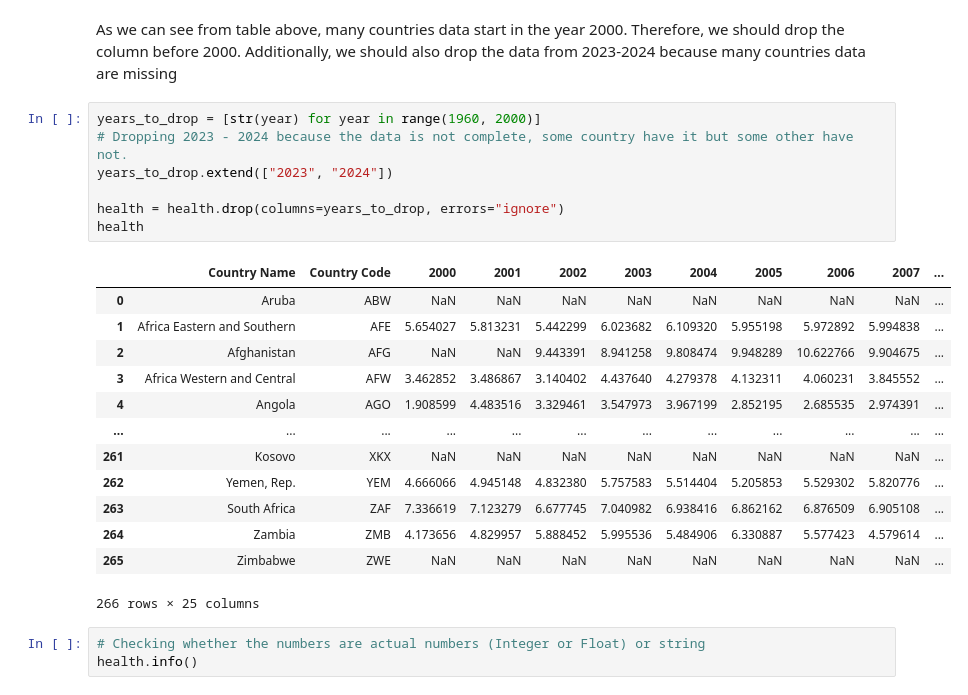
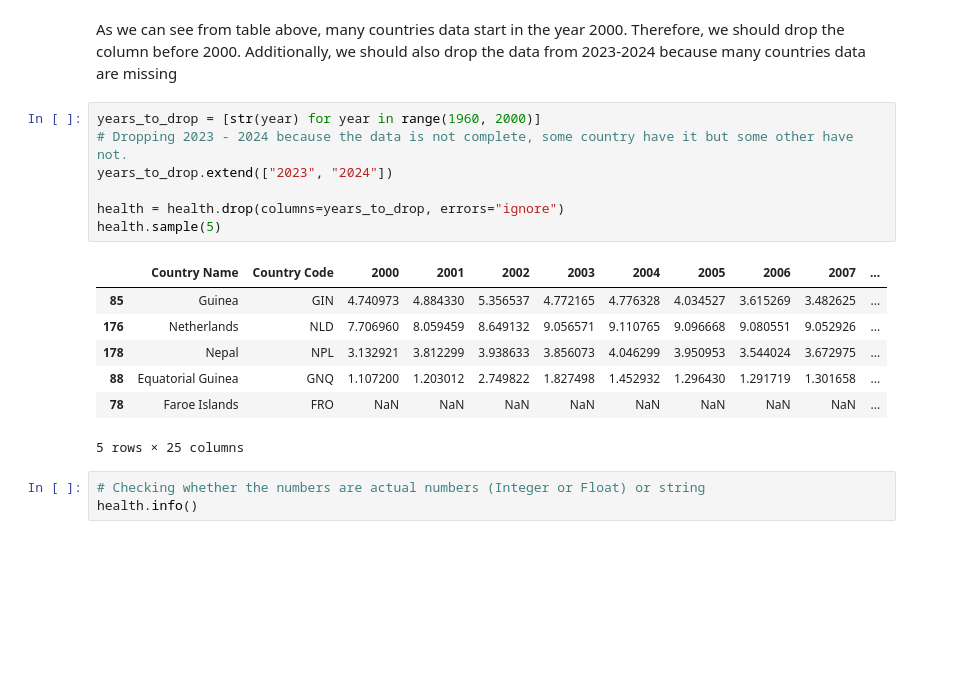
Before and after one commit to lugisz/lugisz.github.io, a Jupyter notebook: Project02.ipynb, the cells around one changed output. Drawn from its saved outputs; the diff is of its cells as text; blank space fills up the shorter version.

```diff
--- a/Project02.ipynb
+++ b/Project02.ipynb
@@ -44,24 +34,18 @@ health.sample(5)
 # %%
 years_to_drop = [str(year) for year in range(1960, 2000)]
 # Dropping 2023 - 2024 because the data is not complete, some country have it but some other have not.
 years_to_drop.extend(["2023", "2024"])
 
 health = health.drop(columns=years_to_drop, errors="ignore")
-health
+health.sample(5)
 # %% [output]
 |  | Country Name | Country Code | 2000 | 2001 | 2002 | 2003 | 2004 | 2005 | 2006 | 2007 | ... |
-| 0 | Aruba | ABW | NaN | NaN | NaN | NaN | NaN | NaN | NaN | NaN | ... |
-| 1 | Africa Eastern and Southern | AFE | 5.654027 | 5.813231 | 5.442299 | 6.023682 | 6.109320 | 5.955198 | 5.972892 | 5.994838 | ... |
-| 2 | Afghanistan | AFG | NaN | NaN | 9.443391 | 8.941258 | 9.808474 | 9.948289 | 10.622766 | 9.904675 | ... |
-| 3 | Africa Western and Central | AFW | 3.462852 | 3.486867 | 3.140402 | 4.437640 | 4.279378 | 4.132311 | 4.060231 | 3.845552 | ... |
-| 4 | Angola | AGO | 1.908599 | 4.483516 | 3.329461 | 3.547973 | 3.967199 | 2.852195 | 2.685535 | 2.974391 | ... |
-| ... | ... | ... | ... | ... | ... | ... | ... | ... | ... | ... | ... |
-| 261 | Kosovo | XKX | NaN | NaN | NaN | NaN | NaN | NaN | NaN | NaN | ... |
-| 262 | Yemen, Rep. | YEM | 4.666066 | 4.945148 | 4.832380 | 5.757583 | 5.514404 | 5.205853 | 5.529302 | 5.820776 | ... |
-| 263 | South Africa | ZAF | 7.336619 | 7.123279 | 6.677745 | 7.040982 | 6.938416 | 6.862162 | 6.876509 | 6.905108 | ... |
-| 264 | Zambia | ZMB | 4.173656 | 4.829957 | 5.888452 | 5.995536 | 5.484906 | 6.330887 | 5.577423 | 4.579614 | ... |
-| 265 | Zimbabwe | ZWE | NaN | NaN | NaN | NaN | NaN | NaN | NaN | NaN | ... |
+| 85 | Guinea | GIN | 4.740973 | 4.884330 | 5.356537 | 4.772165 | 4.776328 | 4.034527 | 3.615269 | 3.482625 | ... |
+| 176 | Netherlands | NLD | 7.706960 | 8.059459 | 8.649132 | 9.056571 | 9.110765 | 9.096668 | 9.080551 | 9.052926 | ... |
+| 178 | Nepal | NPL | 3.132921 | 3.812299 | 3.938633 | 3.856073 | 4.046299 | 3.950953 | 3.544024 | 3.672975 | ... |
+| 88 | Equatorial Guinea | GNQ | 1.107200 | 1.203012 | 2.749822 | 1.827498 | 1.452932 | 1.296430 | 1.291719 | 1.301658 | ... |
+| 78 | Faroe Islands | FRO | NaN | NaN | NaN | NaN | NaN | NaN | NaN | NaN | ... |
-266 rows × 25 columns
+5 rows × 25 columns
 # %%
 # Checking whether the numbers are actual numbers (Integer or Float) or string
 health.info()
```
Also changed, not shown: parts of 12 cells of this notebook.
